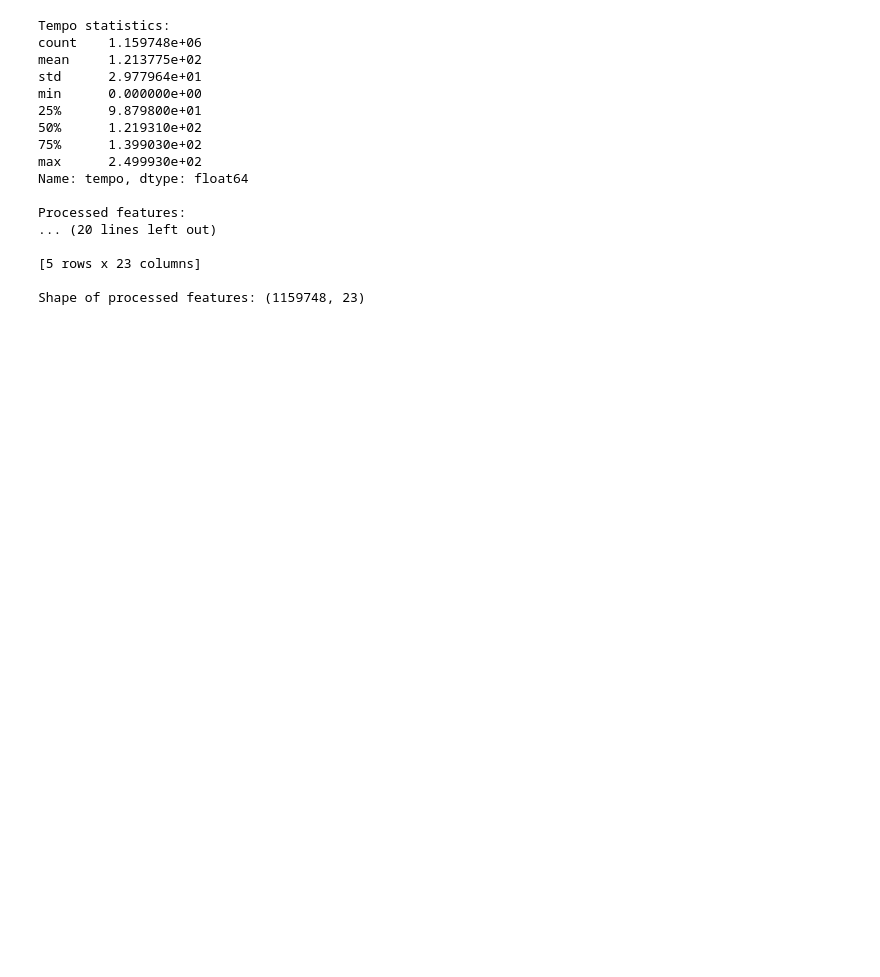
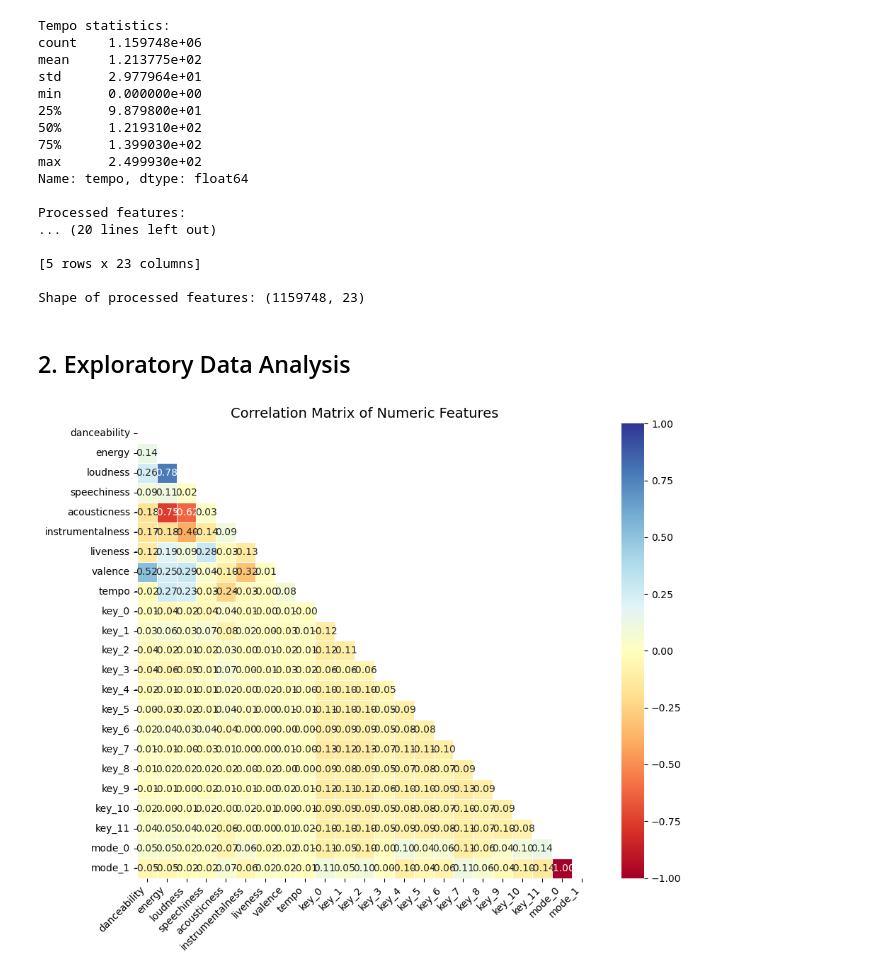
Before and after one commit to imaddde867/spotify-clusters, a Jupyter notebook: main.ipynb, the cells around one changed output. Saved outputs shown, nothing was run; the diff lists cells and outputs as text; code cells hidden in the pictures; blank space fills up the shorter version.

Commit message:
Refactor main.ipynb: Update markdown headers, add data cleaning section, and enhance exploratory data analysis with correlation heatmap and feature distribution plots.

```diff
--- a/main.ipynb
+++ b/main.ipynb
@@ -79,13 +86,11 @@ I chose to use as features : ***Danceability, Energy, Key, Loudness, Mode, Speec
 - For **categorical** features (key and mode): Use one-hot encoding rather than numeric scaling.
 # %%
 # Define the chosen features
-features = ['danceability', 'energy', 'key', 'loudness', 'mode', 'speechiness',
-           'acousticness', 'instrumentalness', 'liveness', 'valence', 'tempo']
+features = ['danceability', 'energy', 'key', 'loudness', 'mode', 'speechiness', 'acousticness', 'instrumentalness', 'liveness', 'valence', 'tempo']
 
 df = df[features].copy()
 
 # Apply min-max scaling to tempo to bring it into [0, 1] interval
-from sklearn.preprocessing import MinMaxScaler
 
 # Check for tempo outliers
 print("Tempo statistics:")
@@ -131,3 +136,21 @@ Processed features:
 [5 rows x 23 columns]
 
 Shape of processed features: (1159748, 23)
+# %% [markdown]
+## 2. Exploratory Data Analysis
+# %%
+# Calculate correlation matrix for numeric features
+correlation_matrix = df.corr()
+
+# Create heatmap with mask for upper triangle
+plt.figure(figsize=(10, 8))
+mask = np.triu(np.ones_like(correlation_matrix, dtype=bool))
+
+# Plot correlation heatmap
+sns.heatmap(correlation_matrix, annot=True, cmap='RdYlBu',fmt='.2f', linewidths=0.5,vmin=-1, vmax=1,mask=mask,square=True)
+plt.title('Correlation Matrix of Numeric Features', fontsize=14)
+plt.xticks(rotation=45, ha='right')
+plt.yticks(rotation=0)
+plt.tight_layout()
+# %% [output]
+[figure, added]
```
Also changed, not shown: parts of 7 cells of this notebook.
